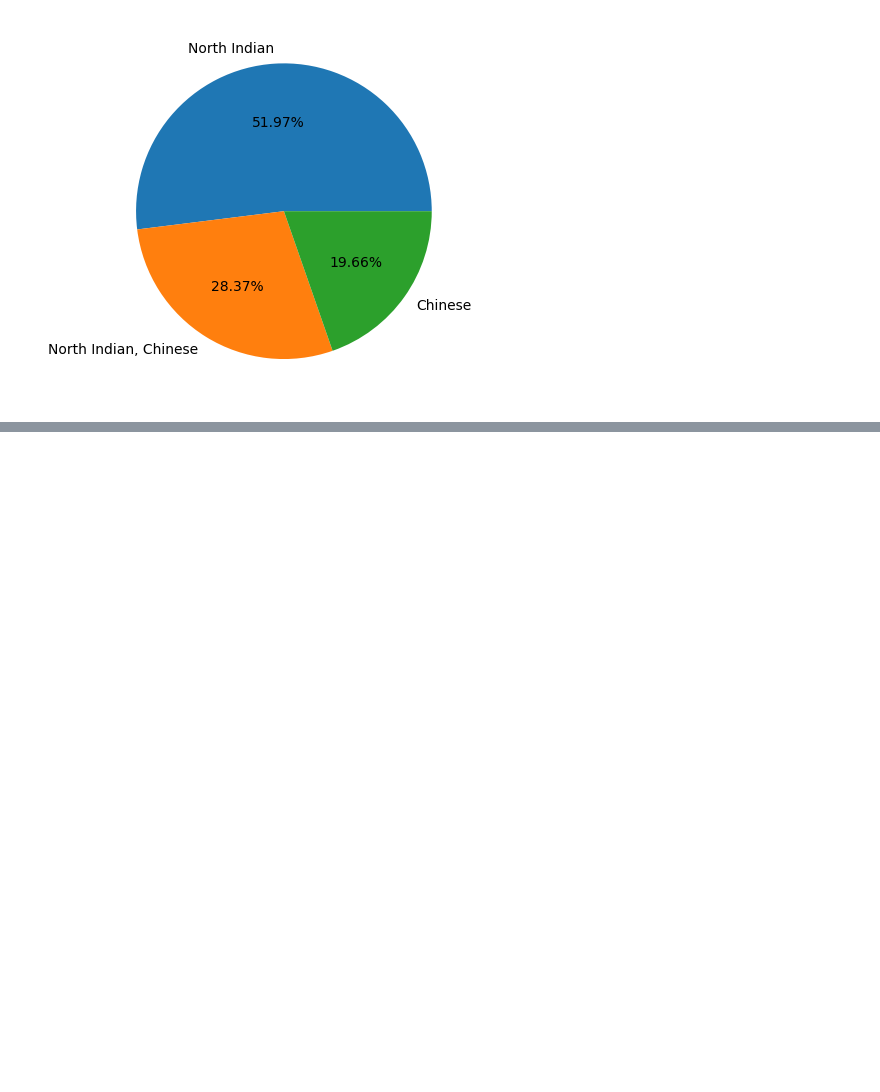
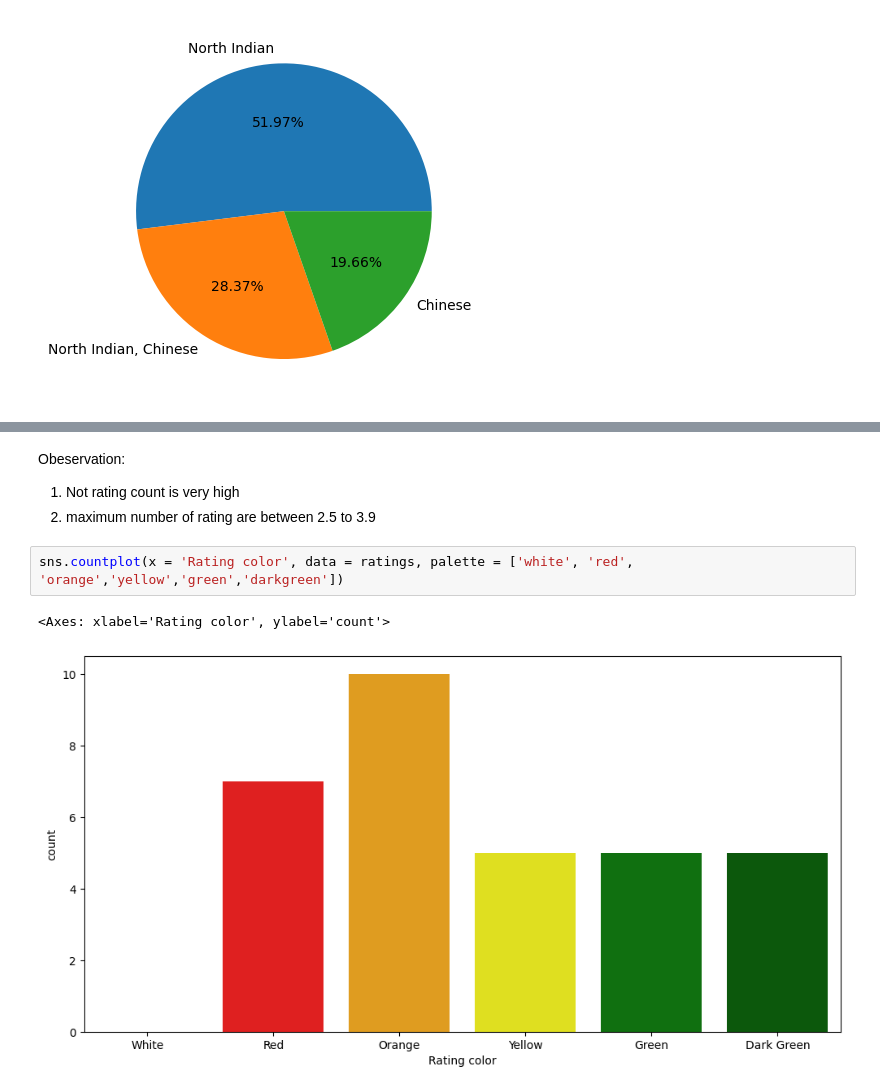
Before and after one commit to darshith-v/Exploratory-Data-Analysis, a Jupyter notebook: Zomatodataset/Zomato Dataset Exploratory Data Analysis.ipynb, the cells around one changed output, grey strips where cells are left out. Saved outputs shown, nothing was run; the diff lists cells and outputs as text; blank space fills up the shorter version.

```diff
--- a/Zomatodataset/Zomato Dataset Exploratory Data Analysis.ipynb
+++ b/Zomatodataset/Zomato Dataset Exploratory Data Analysis.ipynb
@@ -232,0 +255,9 @@ os.getcwd()
+# %% [markdown]
+Obeservation:
+1. Not rating count is very high
+2. maximum number of rating are between 2.5 to 3.9
+# %%
+sns.countplot(x = 'Rating color', data = ratings, palette = ['white', 'red', 'orange','yellow','green','darkgreen'])
+# %% [output]
+<Axes: xlabel='Rating color', ylabel='count'>
+[figure, added]
```
Also changed, not shown: parts of 9 cells of this notebook.
